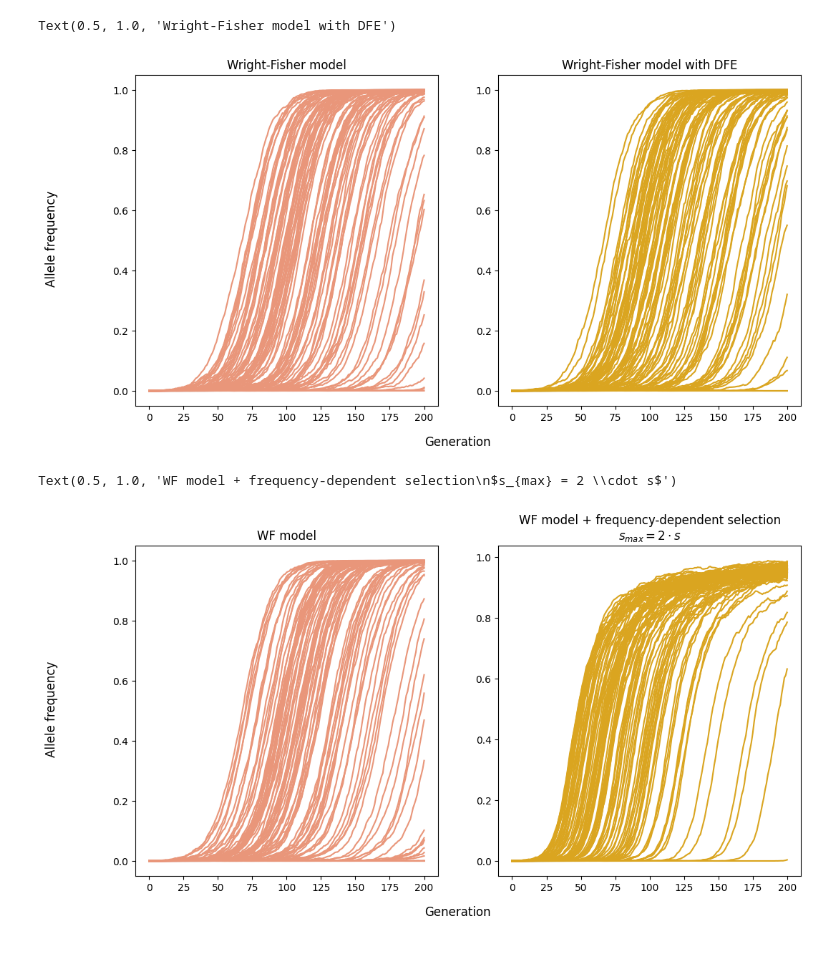
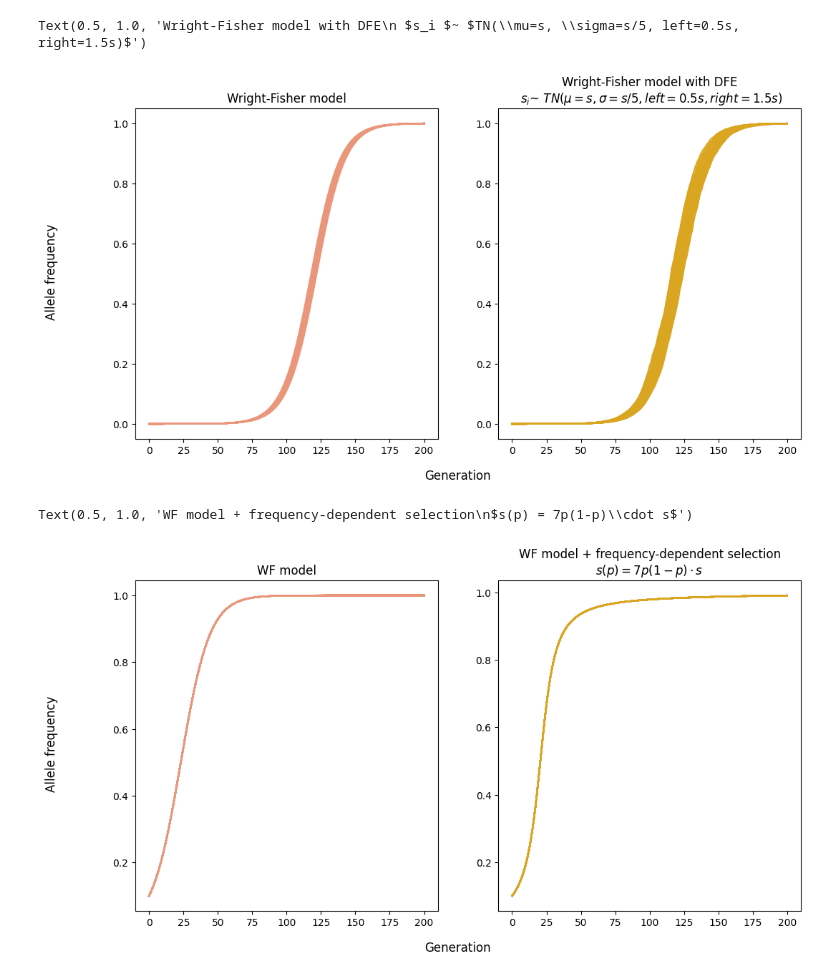
Before and after one commit to nadavbennun1/wf_ext, a Jupyter notebook: models.ipynb, the cells around one changed output. Cells and saved outputs as stored; diff of their text form; code cells hidden in the pictures.

```diff
--- a/models.ipynb
+++ b/models.ipynb
@@ -7,46 +7,53 @@ import seaborn as sns
 seed = 42
 # %%
 from models import WF_DFE, WF
+import scipy.stats as stats
 
 # Set the parameters
-N = 10000
+N = int(1e8)
 s = 0.1
-u = 1e-5
+mu = 1e-6
 G = 200
 
+lower, upper = 0.5*s, 1.5*s
+u, sigma = s, s/5
+dist = stats.truncnorm(
+        (lower - u) / sigma, (upper - u) / sigma, loc=u, scale=sigma)
 # Plot the results
 fig, ax = plt.subplots(1, 2, figsize=(12, 6))
 
 for i in range(100):
-    wf = WF(s, u, N, G, seed=None) # Run the basic WFmodel
-    dfe = WF_DFE(s, u, N, G, seed=None) # Run the DFE model
+    wf = WF(s, mu, N, G, seed=None) # Run the basic WFmodel
+    dfe = WF_DFE(mu, N, G, dist, seed=None) # Run the DFE model
     ax[0].plot(np.arange(G+1), wf[:,1], color='darksalmon') # Plot the allele frequency
     ax[1].plot(np.arange(G+1), dfe[:,1], color='goldenrod') # Plot the allele frequency
 fig.supxlabel("Generation")
 fig.supylabel("Allele frequency")
 ax[0].set_title("Wright-Fisher model")
-ax[1].set_title("Wright-Fisher model with DFE")
+ax[1].set_title("Wright-Fisher model with DFE\n $s_i $~ $TN(\mu=s, \sigma=s/5, left=0.5s, right=1.5s)$")
 # %% [output]
-Text(0.5, 1.0, 'Wright-Fisher model with DFE')
+Text(0.5, 1.0, 'Wright-Fisher model with DFE\n $s_i $~ $TN(\\mu=s, \\sigma=s/5, left=0.5s, right=1.5s)$')
-[figure, old version]
+[figure, new version]
 # %%
 from models import WF_FD
 
 # Plot the results
 fig, ax = plt.subplots(1, 2, figsize=(12, 6))
 
+alpha = 7
+
 for i in range(100):
-    wf = WF(s, u, N, G, seed=None) # Run the basic WFmodel
-    fd = WF_FD(2*s, u, N, G, seed=None) # Run the DFE model
+    wf = WF(s, mu, N, G, seed=None, p_init=0.1) # Run the basic WFmodel
+    fd = WF_FD(s, mu, N, G, seed=None, p_init=0.1, alpha = alpha) # Run the DFE model
     ax[0].plot(np.arange(G+1), wf[:,1], color='darksalmon') # Plot the allele frequency
     ax[1].plot(np.arange(G+1), fd[:,1], color='goldenrod') # Plot the allele frequency
 fig.supxlabel("Generation")
 fig.supylabel("Allele frequency")
 ax[0].set_title("WF model")
-ax[1].set_title("WF model + frequency-dependent selection\n$s_{max} = 2 \\cdot s$")
+ax[1].set_title(f"WF model + frequency-dependent selection\n$s(p) = {alpha}p(1-p)\\cdot s$")
 # %% [output]
-Text(0.5, 1.0, 'WF model + frequency-dependent selection\n$s_{max} = 2 \\cdot s$')
+Text(0.5, 1.0, 'WF model + frequency-dependent selection\n$s(p) = 7p(1-p)\\cdot s$')
-[figure, old version]
+[figure, new version]
 # %%
 from models import WF_bottleneck
 
```
Also changed, not shown: parts of 1 cell of this notebook, 1 other file.
